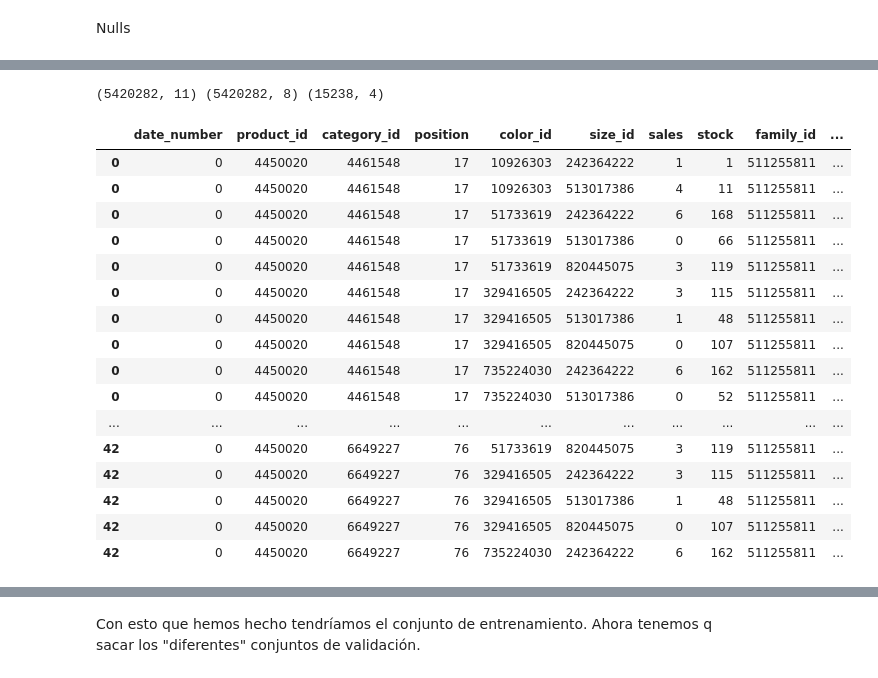
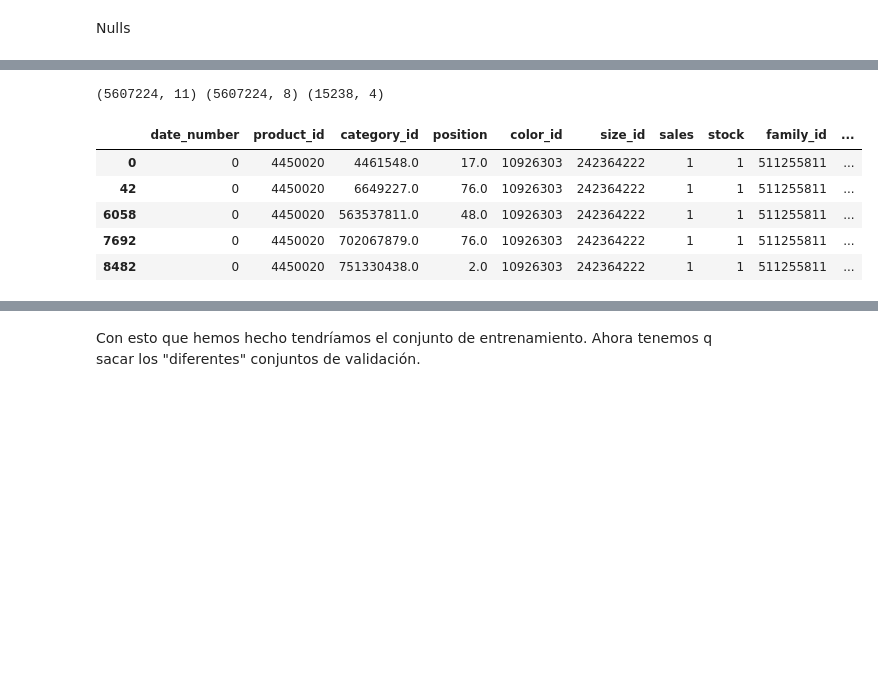
Before and after one commit to rodgomrod/Zara_Competition, a Jupyter notebook: Notebooks/data.ipynb, the cells around one changed output, grey strips where cells are left out. Saved outputs shown, nothing was run; the diff lists cells and outputs as text; code cells hidden in the pictures; blank space fills up the shorter version.

```diff
--- a/Notebooks/data.ipynb
+++ b/Notebooks/data.ipynb
@@ -133,7 +133,7 @@ Para comenzar, iremos mergeando los diferentes datasets hasta dar con un primer
 # %%
 df_0_63 = position_0_63.join(sales_0_63.set_index(['date_number', 'product_id']),
                              on=['date_number', 'product_id'],
-                             how='inner')
+                             how='right')
 df_0_63.head()
 # %% [output]
 |  | date_number | product_id | category_id | position | color_id | size_id | sales | stock |
@@ -160,5 +165,5 @@ nan_rows.head()
 # %%
-df_0_63_products = df_0_63.join(products.set_index(['product_id']), on=['product_id'], how='inner')
+df_0_63_products = df_0_63.join(products.set_index(['product_id']), on=['product_id'], how='left')
 df_0_63_products.head()
 # %% [output]
 |  | date_number | product_id | category_id | position | color_id | size_id | sales | stock | family_id | ... |
@@ -170,25 +185,14 @@ df_0_63_products.head()
 # %%
 print(df_0_63_products.shape, df_0_63.shape, products.shape)
 # %% [output]
-(5420282, 11) (5420282, 8) (15238, 4)
+(5607224, 11) (5607224, 8) (15238, 4)
 # %%
-df_0_63_products_blocks = df_0_63_products.join(product_blocks.set_index(['product_id']), on=['product_id'], how='inner')
-df_0_63_products_blocks.head(20)
+df_0_63_products_blocks = df_0_63_products.join(product_blocks.set_index(['product_id']), on=['product_id'], how='left')
+df_0_63_products_blocks.head(5)
 # %% [output]
 |  | date_number | product_id | category_id | position | color_id | size_id | sales | stock | family_id | ... |
-| 0 | 0 | 4450020 | 4461548 | 17 | 10926303 | 242364222 | 1 | 1 | 511255811 | ... |
-| 0 | 0 | 4450020 | 4461548 | 17 | 10926303 | 513017386 | 4 | 11 | 511255811 | ... |
-| 0 | 0 | 4450020 | 4461548 | 17 | 51733619 | 242364222 | 6 | 168 | 511255811 | ... |
-| 0 | 0 | 4450020 | 4461548 | 17 | 51733619 | 513017386 | 0 | 66 | 511255811 | ... |
-| 0 | 0 | 4450020 | 4461548 | 17 | 51733619 | 820445075 | 3 | 119 | 511255811 | ... |
-| 0 | 0 | 4450020 | 4461548 | 17 | 329416505 | 242364222 | 3 | 115 | 511255811 | ... |
-| 0 | 0 | 4450020 | 4461548 | 17 | 329416505 | 513017386 | 1 | 48 | 511255811 | ... |
-| 0 | 0 | 4450020 | 4461548 | 17 | 329416505 | 820445075 | 0 | 107 | 511255811 | ... |
-| 0 | 0 | 4450020 | 4461548 | 17 | 735224030 | 242364222 | 6 | 162 | 511255811 | ... |
-| 0 | 0 | 4450020 | 4461548 | 17 | 735224030 | 513017386 | 0 | 52 | 511255811 | ... |
-| ... | ... | ... | ... | ... | ... | ... | ... | ... | ... | ... |
-| 42 | 0 | 4450020 | 6649227 | 76 | 51733619 | 820445075 | 3 | 119 | 511255811 | ... |
-| 42 | 0 | 4450020 | 6649227 | 76 | 329416505 | 242364222 | 3 | 115 | 511255811 | ... |
-| 42 | 0 | 4450020 | 6649227 | 76 | 329416505 | 513017386 | 1 | 48 | 511255811 | ... |
-| 42 | 0 | 4450020 | 6649227 | 76 | 329416505 | 820445075 | 0 | 107 | 511255811 | ... |
-| 42 | 0 | 4450020 | 6649227 | 76 | 735224030 | 242364222 | 6 | 162 | 511255811 | ... |
+| 0 | 0 | 4450020 | 4461548.0 | 17.0 | 10926303 | 242364222 | 1 | 1 | 511255811 | ... |
+| 42 | 0 | 4450020 | 6649227.0 | 76.0 | 10926303 | 242364222 | 1 | 1 | 511255811 | ... |
+| 6058 | 0 | 4450020 | 563537811.0 | 48.0 | 10926303 | 242364222 | 1 | 1 | 511255811 | ... |
+| 7692 | 0 | 4450020 | 702067879.0 | 76.0 | 10926303 | 242364222 | 1 | 1 | 511255811 | ... |
+| 8482 | 0 | 4450020 | 751330438.0 | 2.0 | 10926303 | 242364222 | 1 | 1 | 511255811 | ... |
```
Also changed, not shown: parts of 27 cells of this notebook.
